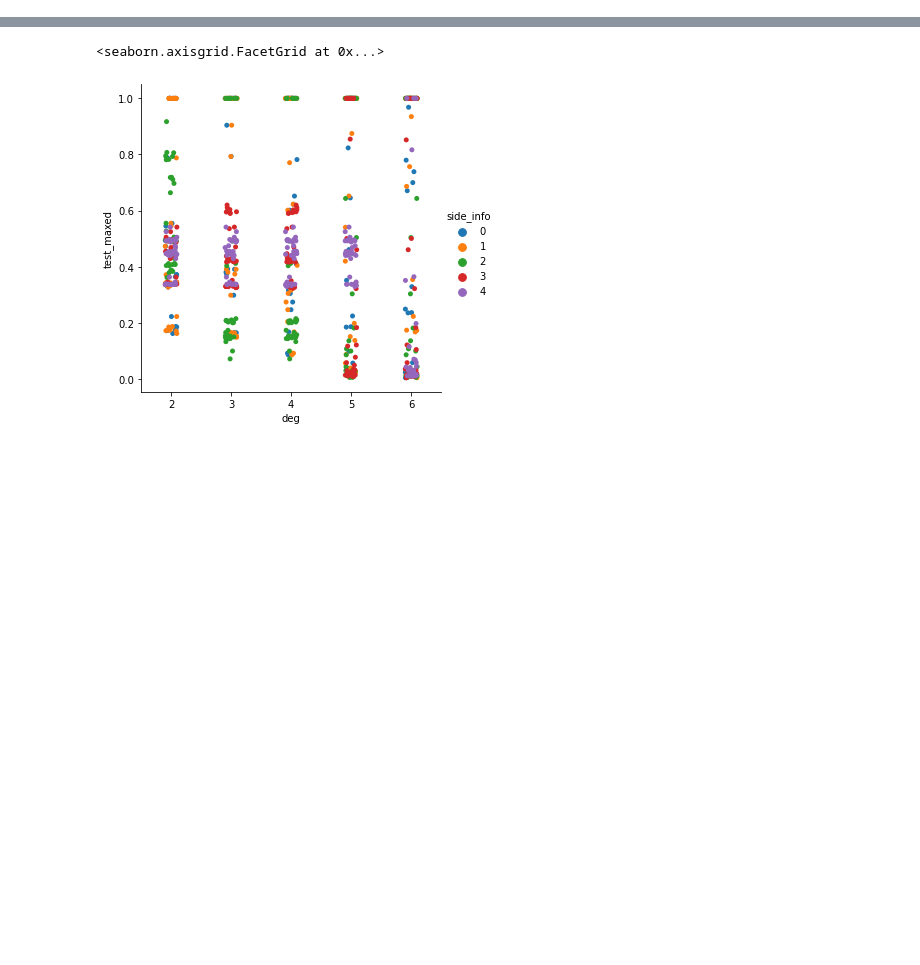
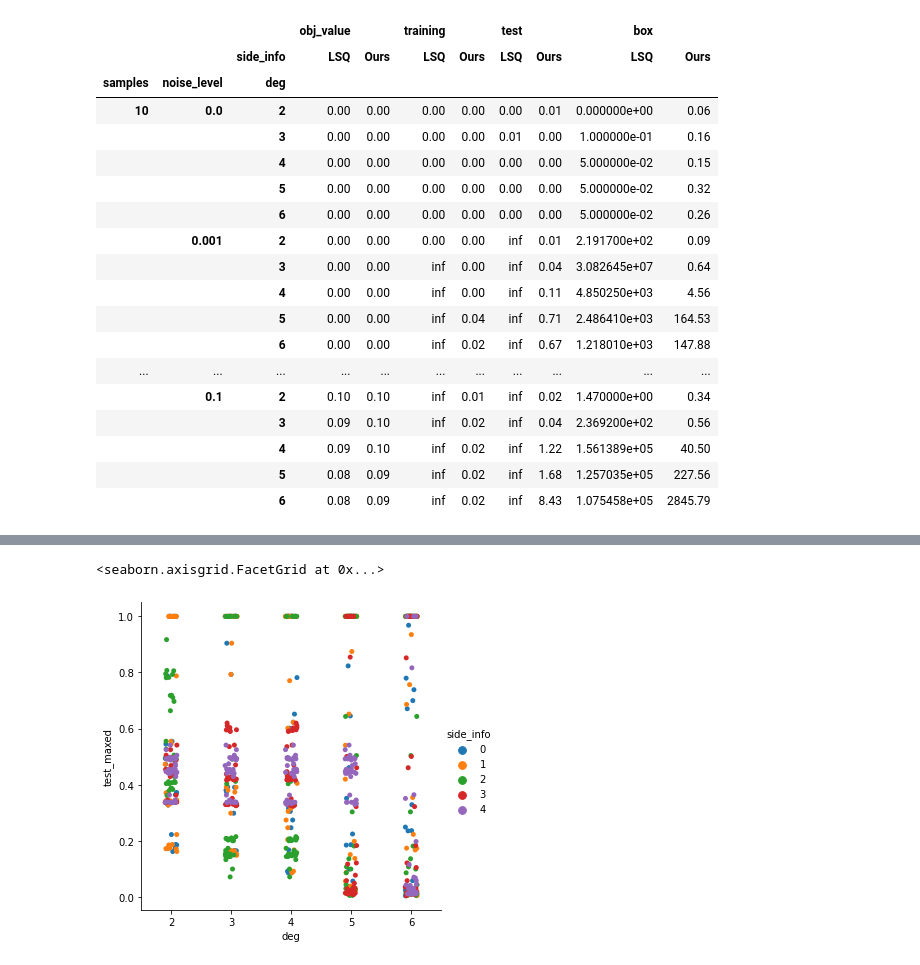
Before and after one commit to bachirelkhadir/learning-with-side-info, a Jupyter notebook: notebooks/read-tables.ipynb, the cells around one changed output, grey strips where cells are left out. Cells and saved outputs as stored; diff of their text form; code cells hidden in the pictures; blank space fills up the shorter version.

```diff
--- a/notebooks/read-tables.ipynb
+++ b/notebooks/read-tables.ipynb
@@ -26,0 +30,45 @@ results_disease.head()
+# %%
+tbl_as_latex = results_disease.copy()
+tbl_as_latex.noise_level = tbl_as_latex.noise_level.astype(str)#.str.replace("0.001", "thousand", regex=False)\
+#                                                                     .replace("0.01", "hundred", regex=False)\
+#                                                                     .replace("0.0", "zero", regex=False)\
+#                                                                     .replace("0.1", "ten", regex=False)
+tbl_as_latex.side_info = tbl_as_latex.side_info.replace(0, "LSQ").replace(3, "Ours")
+tbl_as_latex = tbl_as_latex[tbl_as_latex.samples < 40]
+tbl_as_latex = tbl_as_latex[(tbl_as_latex.side_info == "LSQ") | (tbl_as_latex.side_info == "Ours")]
+
+tbl_as_latex = tbl_as_latex.groupby(["samples", "noise_level", "deg", "side_info"])\
+[["training", "test", "box", "obj_value"]].mean()
+tbl_as_latex_index = tbl_as_latex.index.copy()
+tbl_as_latex = tbl_as_latex.reset_index()
+
+tbl_as_latex = tbl_as_latex.pivot(values=["obj_value", "training", "test", "box"], columns="side_info",
+                                  index=["samples", "noise_level", "deg"])
+#tbl_as_latex.index = tbl_as_latex_index
+# tbl_as_latex = tbl_as_latex.to_latex().replace("zero", "$0$")\
+#                                           .replace("ten", "$10^{-1}$")\
+#                                           .replace("hundred", "$10^{-2}$")\
+#                                           .replace("NaN", "$\infty$")
+# open(f"../data/{numerical_example}_table.tex", "w").write(tbl_as_latex)
+# print(tbl_as_latex)
+tbl_as_latex.round(2).replace(float("NaN"), float("inf"))#.reset_index()
+# %% [output]
+|  |  |  | obj_value |  | training |  | test |  | box |  |
+|  |  | side_info | LSQ | Ours | LSQ | Ours | LSQ | Ours | LSQ | Ours |
+| samples | noise_level | deg |  |  |  |  |  |  |  |  |
+| 10 | 0.0 | 2 | 0.00 | 0.00 | 0.00 | 0.00 | 0.00 | 0.01 | 0.000000e+00 | 0.06 |
+|  |  | 3 | 0.00 | 0.00 | 0.00 | 0.00 | 0.01 | 0.00 | 1.000000e-01 | 0.16 |
+|  |  | 4 | 0.00 | 0.00 | 0.00 | 0.00 | 0.00 | 0.00 | 5.000000e-02 | 0.15 |
+|  |  | 5 | 0.00 | 0.00 | 0.00 | 0.00 | 0.00 | 0.00 | 5.000000e-02 | 0.32 |
+|  |  | 6 | 0.00 | 0.00 | 0.00 | 0.00 | 0.00 | 0.00 | 5.000000e-02 | 0.26 |
+|  | 0.001 | 2 | 0.00 | 0.00 | 0.00 | 0.00 | inf | 0.01 | 2.191700e+02 | 0.09 |
+|  |  | 3 | 0.00 | 0.00 | inf | 0.00 | inf | 0.04 | 3.082645e+07 | 0.64 |
+|  |  | 4 | 0.00 | 0.00 | inf | 0.00 | inf | 0.11 | 4.850250e+03 | 4.56 |
+|  |  | 5 | 0.00 | 0.00 | inf | 0.04 | inf | 0.71 | 2.486410e+03 | 164.53 |
+|  |  | 6 | 0.00 | 0.00 | inf | 0.02 | inf | 0.67 | 1.218010e+03 | 147.88 |
+| ... | ... | ... | ... | ... | ... | ... | ... | ... | ... | ... |
+|  | 0.1 | 2 | 0.10 | 0.10 | inf | 0.01 | inf | 0.02 | 1.470000e+00 | 0.34 |
+|  |  | 3 | 0.09 | 0.10 | inf | 0.02 | inf | 0.04 | 2.369200e+02 | 0.56 |
+|  |  | 4 | 0.09 | 0.10 | inf | 0.02 | inf | 1.22 | 1.561389e+05 | 40.50 |
+|  |  | 5 | 0.08 | 0.09 | inf | 0.02 | inf | 1.68 | 1.257035e+05 | 227.56 |
+|  |  | 6 | 0.08 | 0.09 | inf | 0.02 | inf | 8.43 | 1.075458e+05 | 2845.79 |
```
Also changed, not shown: parts of 5 cells of this notebook.
